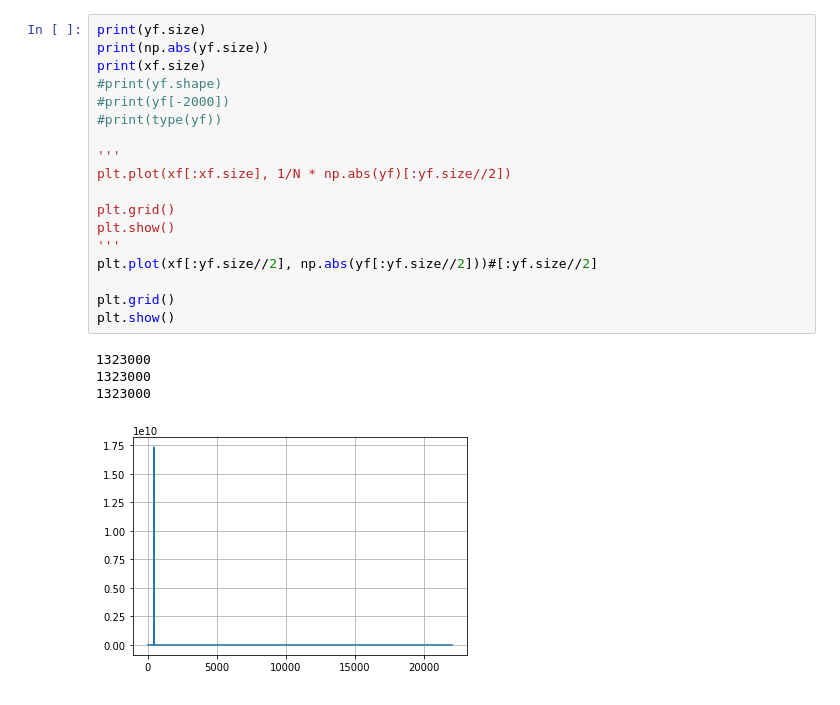
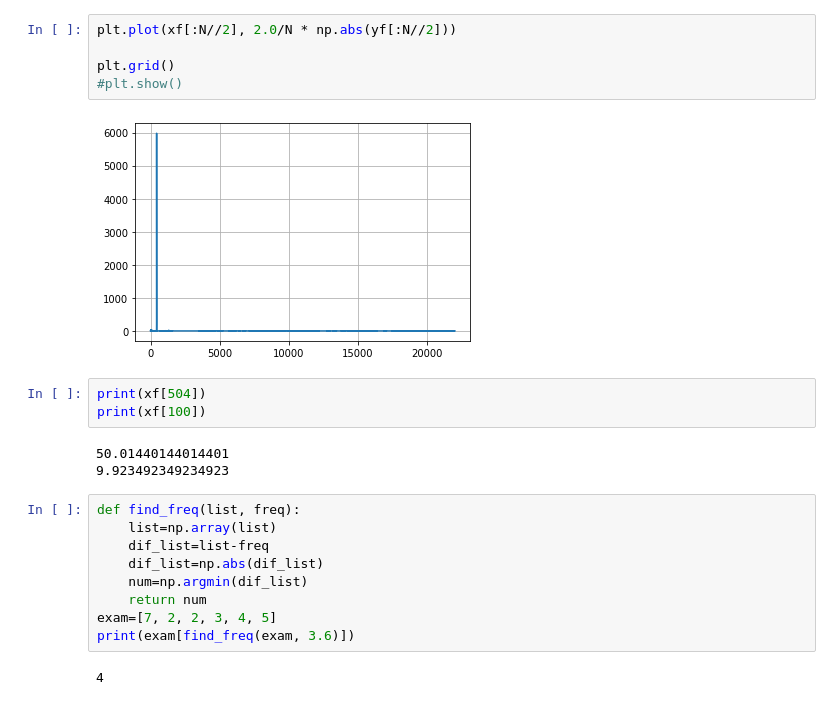
Before and after one commit to Electrojones/ENF_Fingerprinting, a Jupyter notebook: fft_analysis.ipynb, the cells around one changed output. Saved outputs shown, nothing was run; the diff lists cells and outputs as text.

```diff
--- a/fft_analysis.ipynb
+++ b/fft_analysis.ipynb
@@ -31,23 +38,24 @@ Canvas(toolbar=Toolbar(toolitems=[('Home', 'Reset original view', 'home', 'home'
-# %%
-print(yf.size)
-print(np.abs(yf.size))
-print(xf.size)
-#print(yf.shape)
-#print(yf[-2000])
-#print(type(yf))
-
-'''
-plt.plot(xf[:xf.size], 1/N * np.abs(yf)[:yf.size//2])
-
-plt.grid()
-plt.show()
-'''
-plt.plot(xf[:yf.size//2], np.abs(yf[:yf.size//2]))#[:yf.size//2]
-
-plt.grid()
-plt.show()
-# %% [output]
-1323000
-1323000
-1323000
-[figure, removed]
+# %%
+plt.plot(xf[:N//2], 2.0/N * np.abs(yf[:N//2]))
+
+plt.grid()
+#plt.show()
+# %% [output]
+[figure, added]
+# %%
+print(xf[504])
+print(xf[100])
+# %% [output]
+50.01440144014401
+9.923492349234923
+# %%
+def find_freq(list, freq):
+    list=np.array(list)
+    dif_list=list-freq
+    dif_list=np.abs(dif_list)
+    num=np.argmin(dif_list)
+    return num
+exam=[7, 2, 2, 3, 4, 5]
+print(exam[find_freq(exam, 3.6)])
+# %% [output]
+4
```
Also changed, not shown: parts of 12 cells of this notebook, 3 other files.
